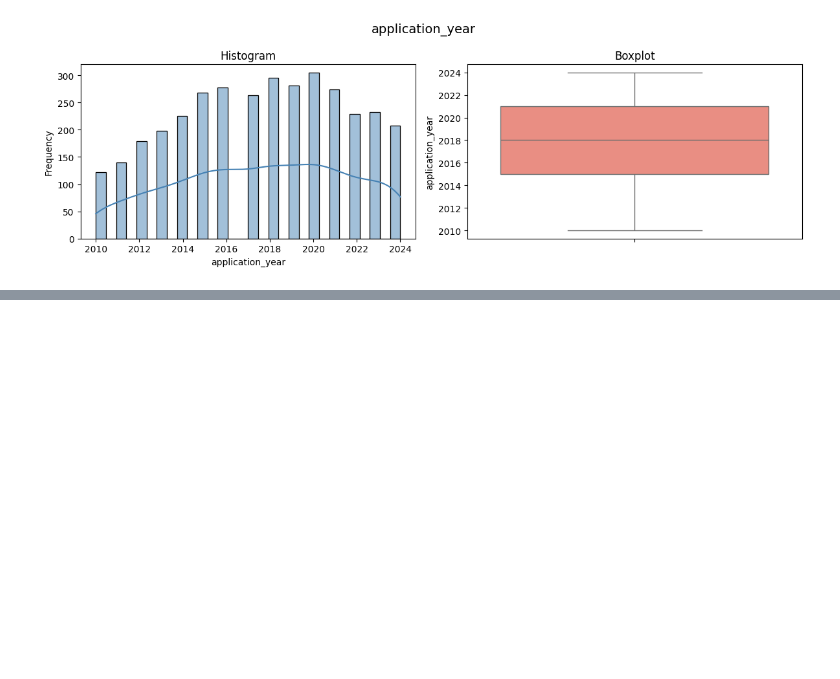
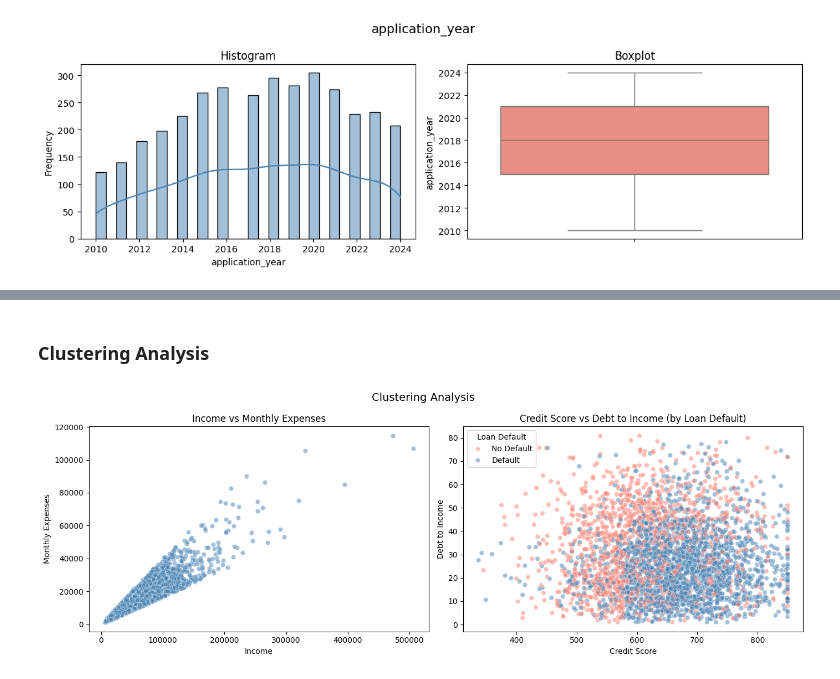
Before and after one commit to dev-p-analytics/python-data-exploration, a Jupyter notebook: ida_225838323.ipynb, the cells around one changed output, grey strips where cells are left out. Saved outputs shown, nothing was run; the diff lists cells and outputs as text; code cells hidden in the pictures; blank space fills up the shorter version.

```diff
--- a/ida_225838323.ipynb
+++ b/ida_225838323.ipynb
@@ -540,0 +558,42 @@ for col in interval_cols:
+# %% [markdown]
+### Clustering Analysis
+# %%
+def plot_clustering():
+    fig, axes = plt.subplots(1, 2, figsize=(14, 5))
+    fig.suptitle('Clustering Analysis', fontsize=14)
+
+    #cluster 1 - income vs monthly expenses
+    sns.scatterplot(
+        data = df,
+        x='income',
+        y='monthly_expenses',
+        ax=axes[0],
+        alpha = 0.5,
+        color = 'steelblue'
+    )
+
+    axes[0].set_title('Income vs Monthly Expenses')
+    axes[0].set_xlabel('Income')
+    axes[0].set_ylabel('Monthly Expenses')
+
+    #cluster 2 - credit score vs debt to income coloured by loan default
+    sns.scatterplot(
+        data = df,
+        x='credit_score',
+        y='debt_to_income_pct',
+        hue='loan_default',
+        ax=axes[1],
+        alpha = 0.5,
+        palette = {0: 'steelblue', 1: 'salmon'}
+    )
+    axes[1].set_title('Credit Score vs Debt to Income (by Loan Default)')
+    axes[1].set_xlabel('Credit Score')
+    axes[1].set_ylabel('Debt to Income')
+    axes[1].legend(title = 'Loan Default', labels=['No Default', 'Default'])
+
+    plt.tight_layout()
+    plt.show()
+
+plot_clustering()
+# %% [output]
+[figure, added]
```
Also changed, not shown: parts of 16 cells of this notebook, 1 other file.
